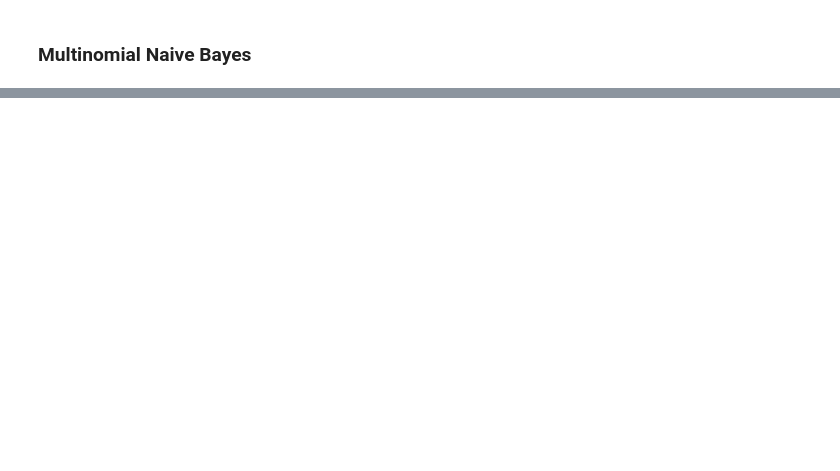
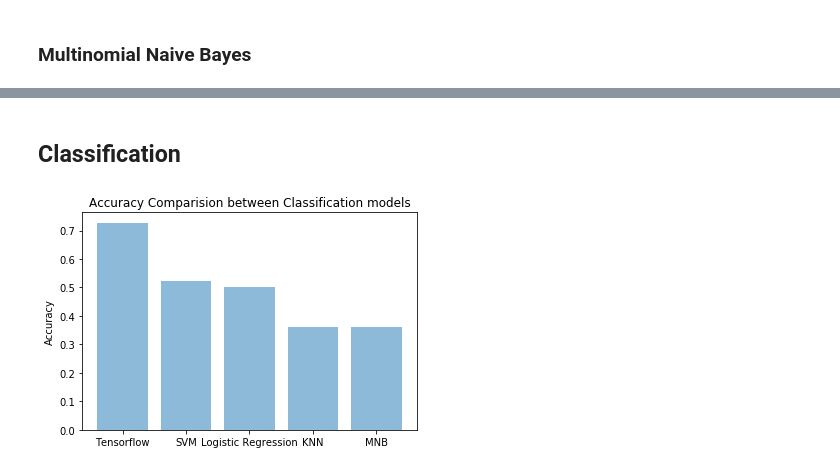
Before and after one commit to hgdangkhoi/CSC215_Project2, a Jupyter notebook: Khoi-Hoang_William-Dobson_CSC215_MiniProject2.ipynb, the cells around one changed output, grey strips where cells are left out. Cells and saved outputs as stored; diff of their text form; code cells hidden in the pictures; blank space fills up the shorter version.

```diff
--- a/Khoi-Hoang_William-Dobson_CSC215_MiniProject2.ipynb
+++ b/Khoi-Hoang_William-Dobson_CSC215_MiniProject2.ipynb
@@ -770,9 +611,8 @@ knn.fit(x_train, y_train)
 # %%
 # predict the response for new observations
-y_neighbor = knn.predict(test_data)
+y_neighbor = knn.predict(x_test)
-# %%
-y_neighbor = le.inverse_transform(y_neighbor)
-print("Prediction result: ")
-print("Business ID                         Categories             Predicted Star Rating         True Star Rating")
-for i in range(5):
-    print("{:.20}             {:.23}         {:.5}                         {}".format(test_businesses[i]['business_id'], test_businesses[i]['categories'], y_neighbor[i], test_true_stars[i]))
+# %%
+# Measure accuracy
+y_true = y_test
+knn_accuracy = metrics.accuracy_score(y_true, y_neighbor)
+print("Accuracy score: {}".format(knn_accuracy))
@@ -815,0 +715,15 @@ for i in range(5):
+# %% [markdown]
+## Classification
+# %%
+labels = ('Tensorflow', 'SVM', 'Logistic Regression', 'KNN', 'MNB')
+y_pos = np.arange(len(labels))
+metrics = [tf_accuracy, svm_accuracy, logistic_accuracy, knn_accuracy, mnb_accuracy]
+
+plt.bar(y_pos, metrics, align='center', alpha=0.5)
+plt.xticks(y_pos, labels)
+plt.ylabel('Accuracy')
+plt.title('Accuracy Comparision between Classification models')
+
+plt.show()
+# %% [output]
+[figure, added]
```
Also changed, not shown: parts of 108 cells of this notebook.
